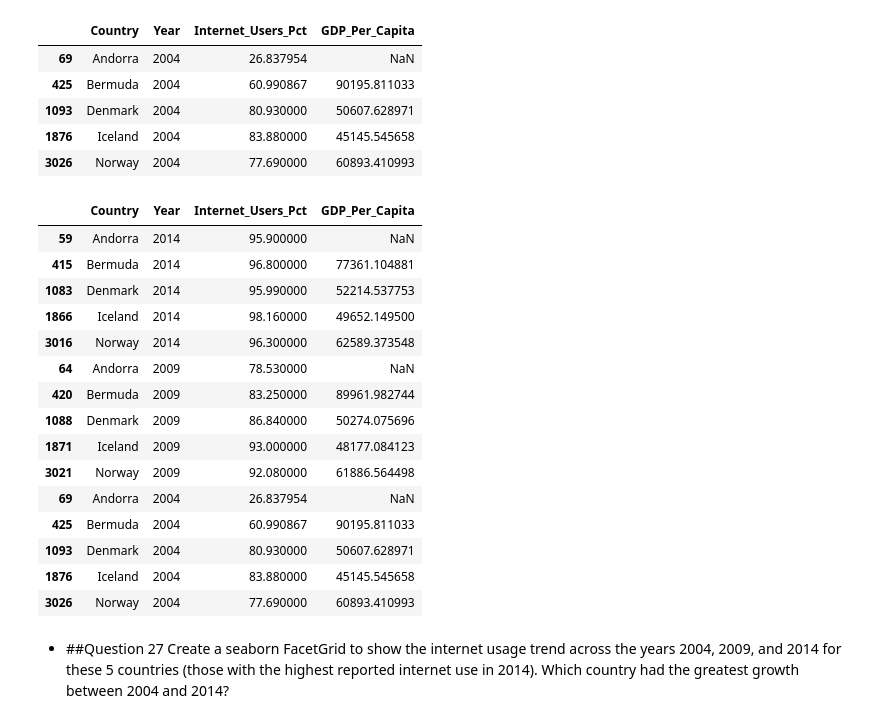
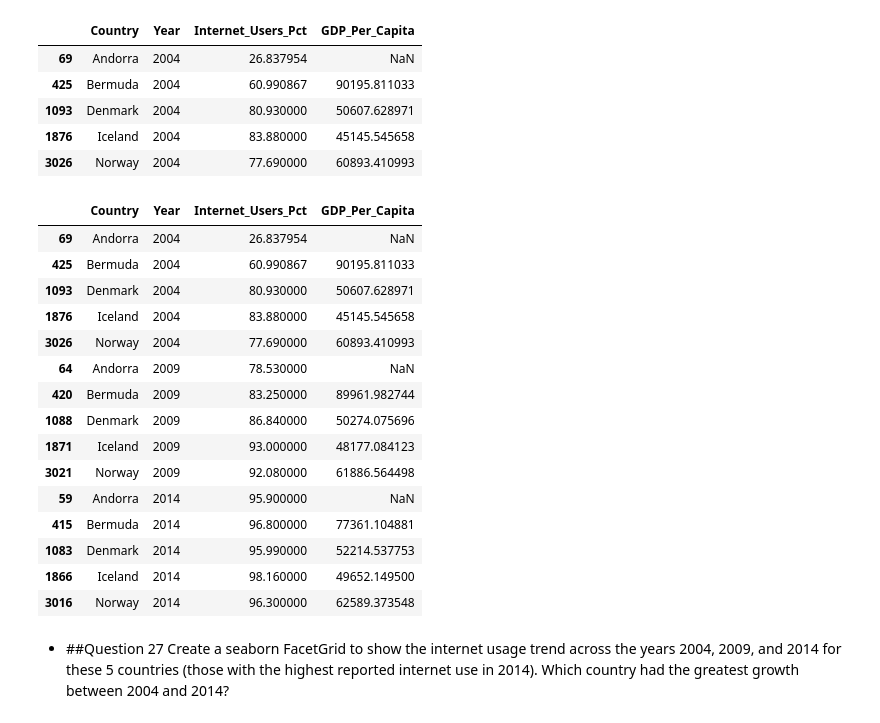
Before and after one commit to NSS-Full-Time-Data-Analytics-7/gdp-and-internet-usage-LaurenDellaRusso, a Jupyter notebook: notebooks/UN _data.ipynb, the cells around one changed output. Drawn from its saved outputs; the diff is of its cells as text; code cells hidden in the pictures.

```diff
--- a/notebooks/UN _data.ipynb
+++ b/notebooks/UN _data.ipynb
@@ -446,24 +446,24 @@ new04
 | 1876 | Iceland | 2004 | 83.880000 | 45145.545658 |
 | 3026 | Norway | 2004 | 77.690000 | 60893.410993 |
 # %%
-df_top_5_internet = pd.concat([new14, new09, new04])
+df_top_5_internet = pd.concat([new04, new09, new14])
 df_top_5_internet
 # %% [output]
 |  | Country | Year | Internet_Users_Pct | GDP_Per_Capita |
+| 69 | Andorra | 2004 | 26.837954 | NaN |
+| 425 | Bermuda | 2004 | 60.990867 | 90195.811033 |
+| 1093 | Denmark | 2004 | 80.930000 | 50607.628971 |
+| 1876 | Iceland | 2004 | 83.880000 | 45145.545658 |
+| 3026 | Norway | 2004 | 77.690000 | 60893.410993 |
+| 64 | Andorra | 2009 | 78.530000 | NaN |
+| 420 | Bermuda | 2009 | 83.250000 | 89961.982744 |
+| 1088 | Denmark | 2009 | 86.840000 | 50274.075696 |
+| 1871 | Iceland | 2009 | 93.000000 | 48177.084123 |
+| 3021 | Norway | 2009 | 92.080000 | 61886.564498 |
 | 59 | Andorra | 2014 | 95.900000 | NaN |
 | 415 | Bermuda | 2014 | 96.800000 | 77361.104881 |
 | 1083 | Denmark | 2014 | 95.990000 | 52214.537753 |
 | 1866 | Iceland | 2014 | 98.160000 | 49652.149500 |
 | 3016 | Norway | 2014 | 96.300000 | 62589.373548 |
-| 64 | Andorra | 2009 | 78.530000 | NaN |
-| 420 | Bermuda | 2009 | 83.250000 | 89961.982744 |
-| 1088 | Denmark | 2009 | 86.840000 | 50274.075696 |
-| 1871 | Iceland | 2009 | 93.000000 | 48177.084123 |
-| 3021 | Norway | 2009 | 92.080000 | 61886.564498 |
-| 69 | Andorra | 2004 | 26.837954 | NaN |
-| 425 | Bermuda | 2004 | 60.990867 | 90195.811033 |
-| 1093 | Denmark | 2004 | 80.930000 | 50607.628971 |
-| 1876 | Iceland | 2004 | 83.880000 | 45145.545658 |
-| 3026 | Norway | 2004 | 77.690000 | 60893.410993 |
 # %% [markdown]
  - ##Question 27 Create a seaborn FacetGrid to show the internet usage trend across the years 2004, 2009, and 2014 for these 5 countries (those with the highest reported internet use in 2014). Which country had the greatest growth between 2004 and 2014?
```
Also changed, not shown: parts of 5 cells of this notebook.
